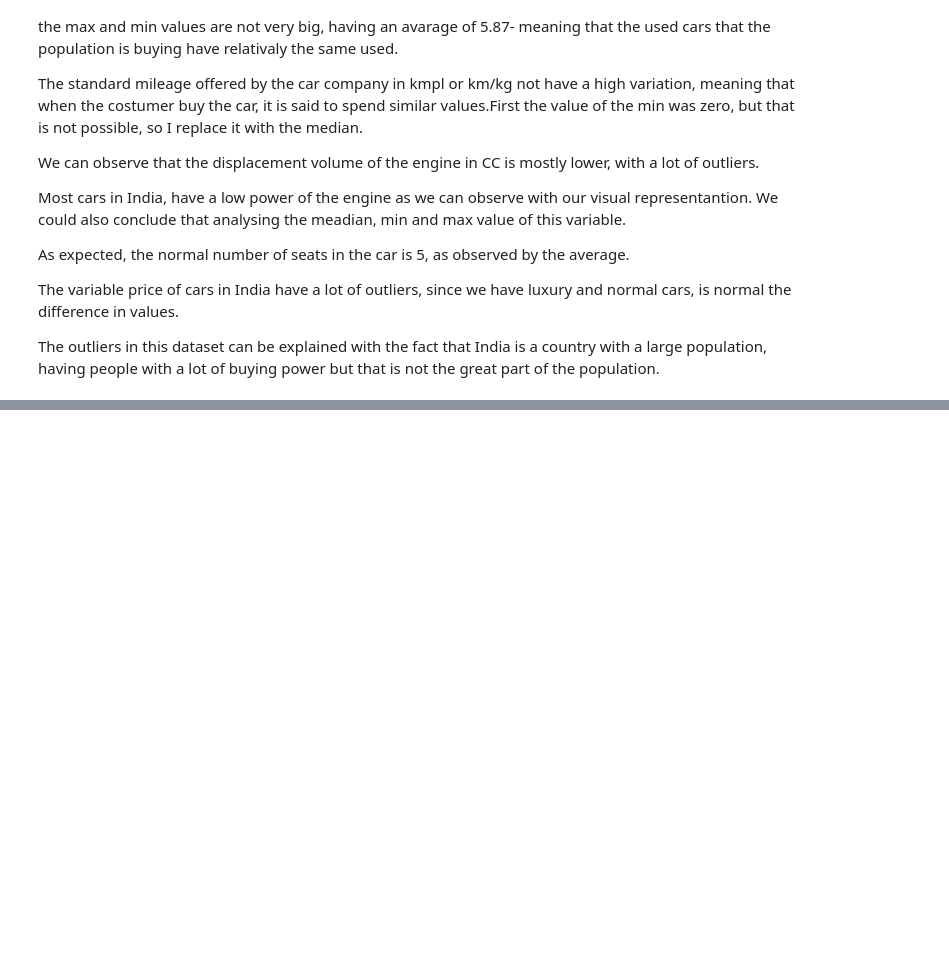
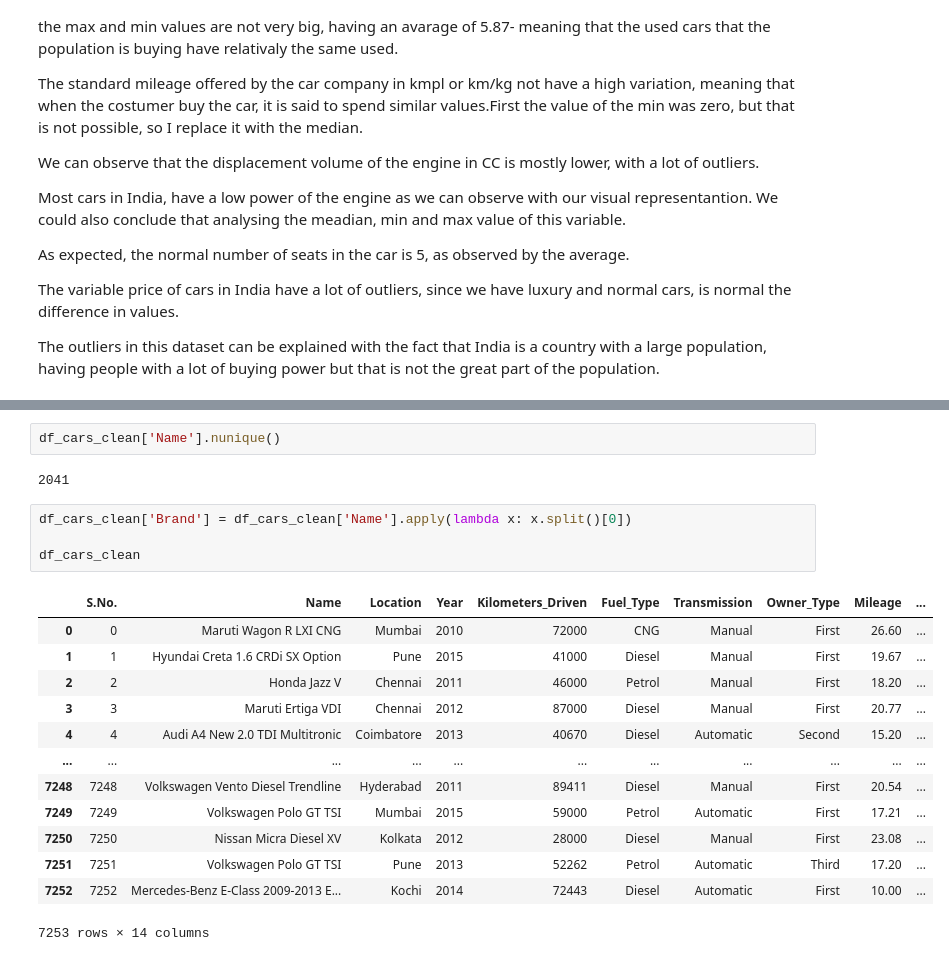
Before and after one commit to LuisaPolicarpo/Used-Cars-Price-Prediction, a Jupyter notebook: Cars.ipynb, the cells around one changed output, grey strips where cells are left out. Drawn from its saved outputs; the diff is of its cells as text; blank space fills up the shorter version.

```diff
--- a/Cars.ipynb
+++ b/Cars.ipynb
@@ -421,0 +477,22 @@ df_cars.describe(include='object')
+# %%
+df_cars_clean['Name'].nunique()
+# %% [output]
+2041
+# %%
+df_cars_clean['Brand'] = df_cars_clean['Name'].apply(lambda x: x.split()[0])
+
+df_cars_clean
+# %% [output]
+|  | S.No. | Name | Location | Year | Kilometers_Driven | Fuel_Type | Transmission | Owner_Type | Mileage | ... |
+| 0 | 0 | Maruti Wagon R LXI CNG | Mumbai | 2010 | 72000 | CNG | Manual | First | 26.60 | ... |
+| 1 | 1 | Hyundai Creta 1.6 CRDi SX Option | Pune | 2015 | 41000 | Diesel | Manual | First | 19.67 | ... |
+| 2 | 2 | Honda Jazz V | Chennai | 2011 | 46000 | Petrol | Manual | First | 18.20 | ... |
+| 3 | 3 | Maruti Ertiga VDI | Chennai | 2012 | 87000 | Diesel | Manual | First | 20.77 | ... |
+| 4 | 4 | Audi A4 New 2.0 TDI Multitronic | Coimbatore | 2013 | 40670 | Diesel | Automatic | Second | 15.20 | ... |
+| ... | ... | ... | ... | ... | ... | ... | ... | ... | ... | ... |
+| 7248 | 7248 | Volkswagen Vento Diesel Trendline | Hyderabad | 2011 | 89411 | Diesel | Manual | First | 20.54 | ... |
+| 7249 | 7249 | Volkswagen Polo GT TSI | Mumbai | 2015 | 59000 | Petrol | Automatic | First | 17.21 | ... |
+| 7250 | 7250 | Nissan Micra Diesel XV | Kolkata | 2012 | 28000 | Diesel | Manual | First | 23.08 | ... |
+| 7251 | 7251 | Volkswagen Polo GT TSI | Pune | 2013 | 52262 | Petrol | Automatic | Third | 17.20 | ... |
+| 7252 | 7252 | Mercedes-Benz E-Class 2009-2013 E... | Kochi | 2014 | 72443 | Diesel | Automatic | First | 10.00 | ... |
+7253 rows × 14 columns
```
Also changed, not shown: parts of 7 cells of this notebook.
